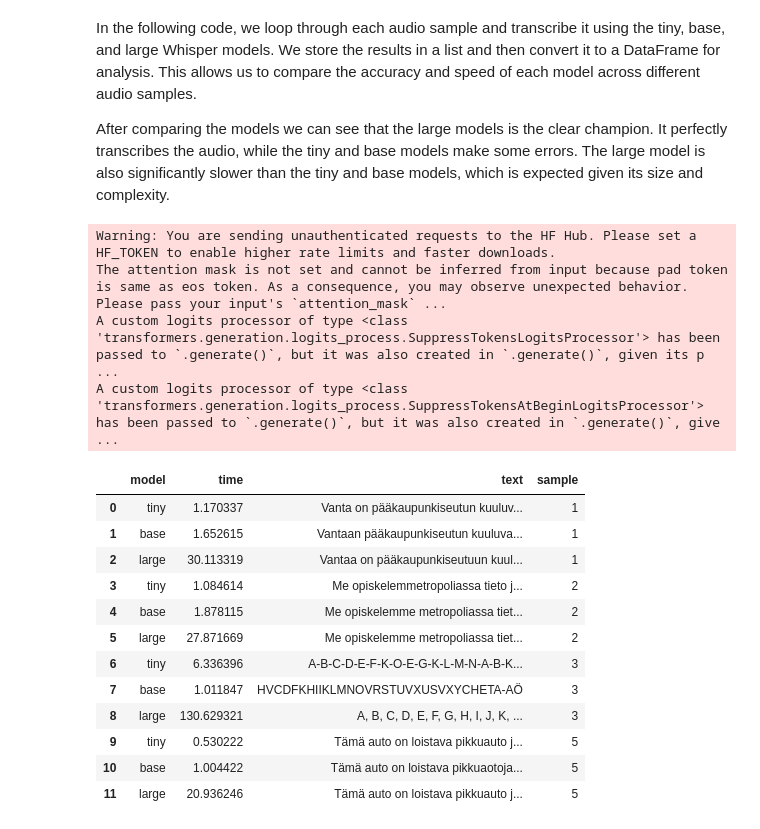
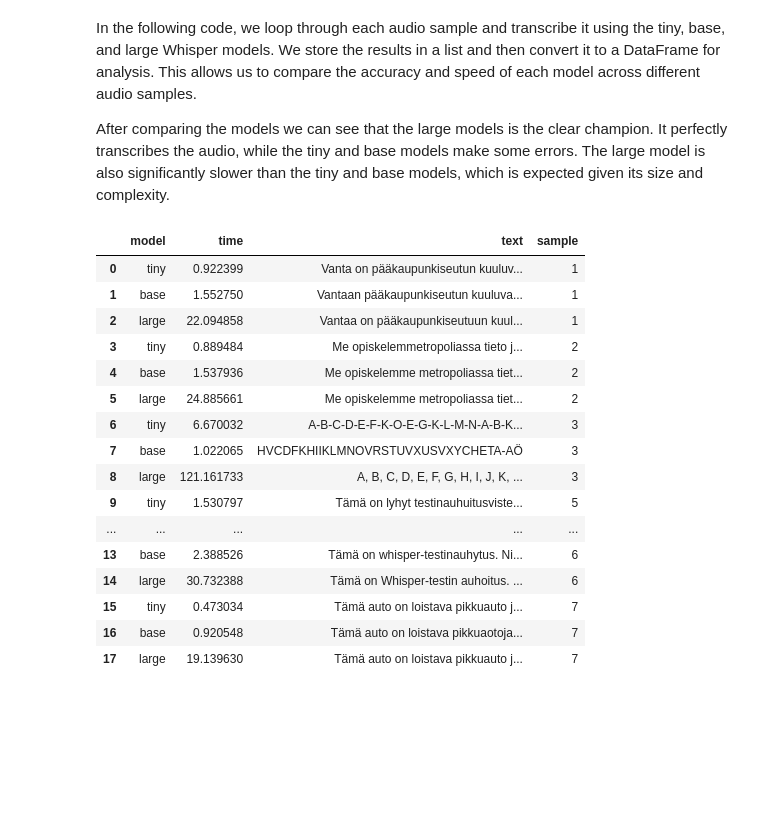
Before and after one commit to janneesa/MetropoliaNeuralNetworkProject, a Jupyter notebook: 3_Transformers/3_Wisper.ipynb, the cells around one changed output. Saved outputs shown, nothing was run; the diff lists cells and outputs as text; code cells hidden in the pictures; blank space fills up the shorter version.

Commit message:
whisper

```diff
--- a/3_Transformers/3_Wisper.ipynb
+++ b/3_Transformers/3_Wisper.ipynb
@@ -46,8 +46,9 @@ audio_samples = [
     {"id": "1", "filename": "vantaa.wav", "desc": "Clean Finnish speech", "lang": "fi"},
     {"id": "2", "filename": "me_opiskelemme.wav", "desc": "Clean Finnish speech", "lang": "fi"},
     {"id": "3", "filename": "ilkan_aakkoset.wav", "desc": "Clean Finnish speech", "lang": "fi"},
-    {"id": "4", "filename": "ilkan_puhe2.wav", "desc": "Clean Finnish speech", "lang": "fi"},
-    {"id": "5", "filename": "mic_recording.wav", "desc": "Clean Finnish speech", "lang": "fi"},
+    {"id": "5", "filename": "Ilkan_puhe1.wav", "desc": "Clean Finnish speech", "lang": "fi"},
+    {"id": "6", "filename": "Ilkan_puhe2.wav", "desc": "Clean Finnish speech", "lang": "fi"},
+    {"id": "7", "filename": "mic_recording.wav", "desc": "Clean Finnish speech", "lang": "fi"},
 ]
 
 pd.DataFrame(audio_samples)
@@ -199,36 +201,36 @@ def transcribe(path, size, lang):
 # %%
 models = ["tiny", "base", "large"]
 
 results = []
 
 for s in audio_samples:
     path = AUDIO_DIR / s["filename"]
 
     for m in models:
         if not path.exists():
             continue
 
         res = transcribe(path, m, s["lang"])
         res["sample"] = s["id"]
         results.append(res)
 
 df = pd.DataFrame(results)
-df
+df.head(20)
 # %% [output]
-Warning: You are sending unauthenticated requests to the HF Hub. Please set a HF_TOKEN to enable higher rate limits and faster downloads.
-The attention mask is not set and cannot be inferred from input because pad token is same as eos token. As a consequence, you may observe unexpected behavior. Please pass your input's `attention_mask` ...
-A custom logits processor of type <class 'transformers.generation.logits_process.SuppressTokensLogitsProcessor'> has been passed to `.generate()`, but it was also created in `.generate()`, given its p ...
-A custom logits processor of type <class 'transformers.generation.logits_process.SuppressTokensAtBeginLogitsProcessor'> has been passed to `.generate()`, but it was also created in `.generate()`, give ...
 |  | model | time | text | sample |
-| 0 | tiny | 1.170337 | Vanta on pääkaupunkiseutun kuuluv... | 1 |
-| 1 | base | 1.652615 | Vantaan pääkaupunkiseutun kuuluva... | 1 |
-| 2 | large | 30.113319 | Vantaa on pääkaupunkiseutuun kuul... | 1 |
-| 3 | tiny | 1.084614 | Me opiskelemmetropoliassa tieto j... | 2 |
-| 4 | base | 1.878115 | Me opiskelemme metropoliassa tiet... | 2 |
-| 5 | large | 27.871669 | Me opiskelemme metropoliassa tiet... | 2 |
-| 6 | tiny | 6.336396 | A-B-C-D-E-F-K-O-E-G-K-L-M-N-A-B-K... | 3 |
-| 7 | base | 1.011847 | HVCDFKHIIKLMNOVRSTUVXUSVXYCHETA-AÖ | 3 |
-| 8 | large | 130.629321 | A, B, C, D, E, F, G, H, I, J, K, ... | 3 |
-| 9 | tiny | 0.530222 | Tämä auto on loistava pikkuauto j... | 5 |
-| 10 | base | 1.004422 | Tämä auto on loistava pikkuaotoja... | 5 |
-| 11 | large | 20.936246 | Tämä auto on loistava pikkuauto j... | 5 |
+| 0 | tiny | 0.922399 | Vanta on pääkaupunkiseutun kuuluv... | 1 |
+| 1 | base | 1.552750 | Vantaan pääkaupunkiseutun kuuluva... | 1 |
+| 2 | large | 22.094858 | Vantaa on pääkaupunkiseutuun kuul... | 1 |
+| 3 | tiny | 0.889484 | Me opiskelemmetropoliassa tieto j... | 2 |
+| 4 | base | 1.537936 | Me opiskelemme metropoliassa tiet... | 2 |
+| 5 | large | 24.885661 | Me opiskelemme metropoliassa tiet... | 2 |
+| 6 | tiny | 6.670032 | A-B-C-D-E-F-K-O-E-G-K-L-M-N-A-B-K... | 3 |
+| 7 | base | 1.022065 | HVCDFKHIIKLMNOVRSTUVXUSVXYCHETA-AÖ | 3 |
+| 8 | large | 121.161733 | A, B, C, D, E, F, G, H, I, J, K, ... | 3 |
+| 9 | tiny | 1.530797 | Tämä on lyhyt testinauhuitusviste... | 5 |
+| ... | ... | ... | ... | ... |
+| 13 | base | 2.388526 | Tämä on whisper-testinauhytus. Ni... | 6 |
+| 14 | large | 30.732388 | Tämä on Whisper-testin auhoitus. ... | 6 |
+| 15 | tiny | 0.473034 | Tämä auto on loistava pikkuauto j... | 7 |
+| 16 | base | 0.920548 | Tämä auto on loistava pikkuaotoja... | 7 |
+| 17 | large | 19.139630 | Tämä auto on loistava pikkuauto j... | 7 |
```
Also changed, not shown: parts of 2 cells of this notebook.
